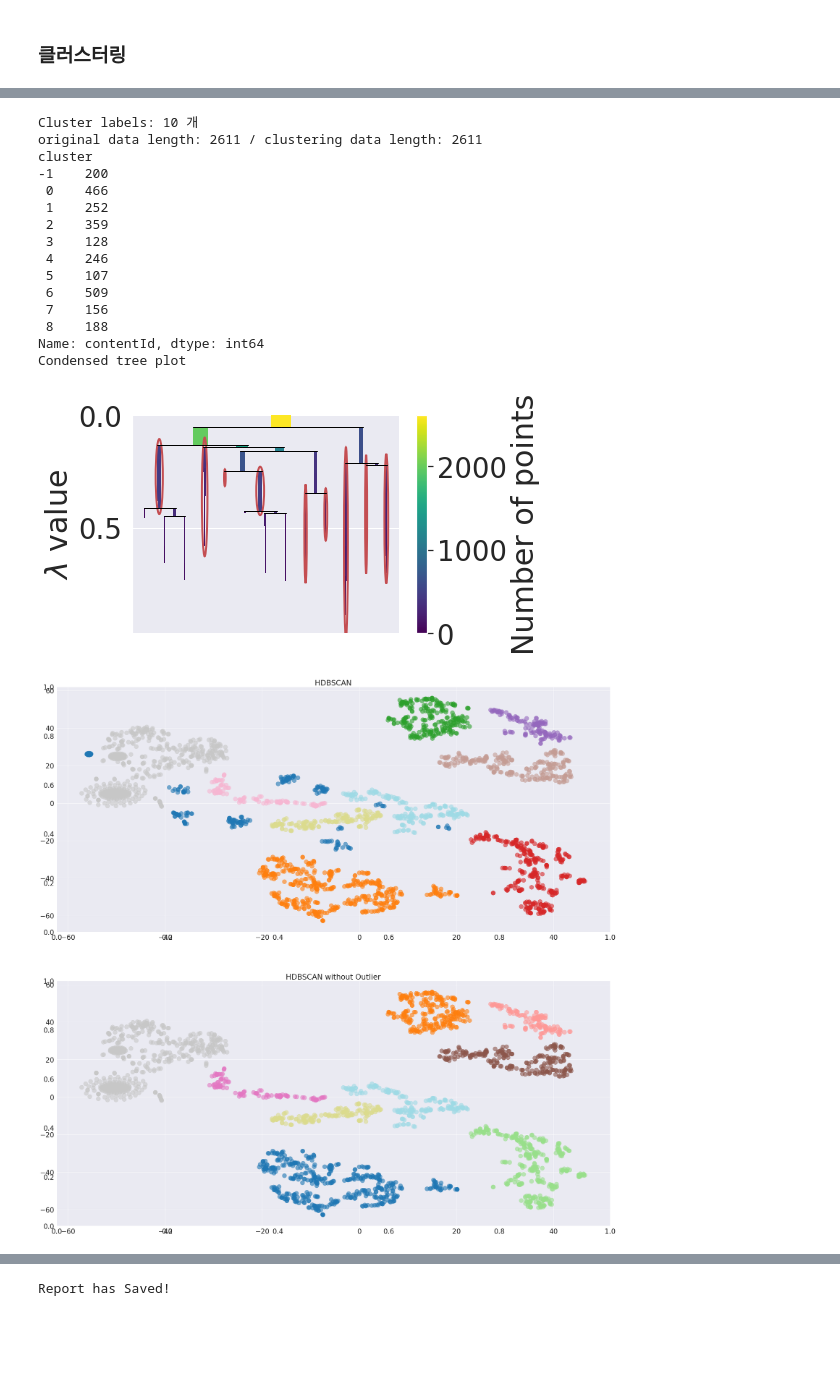
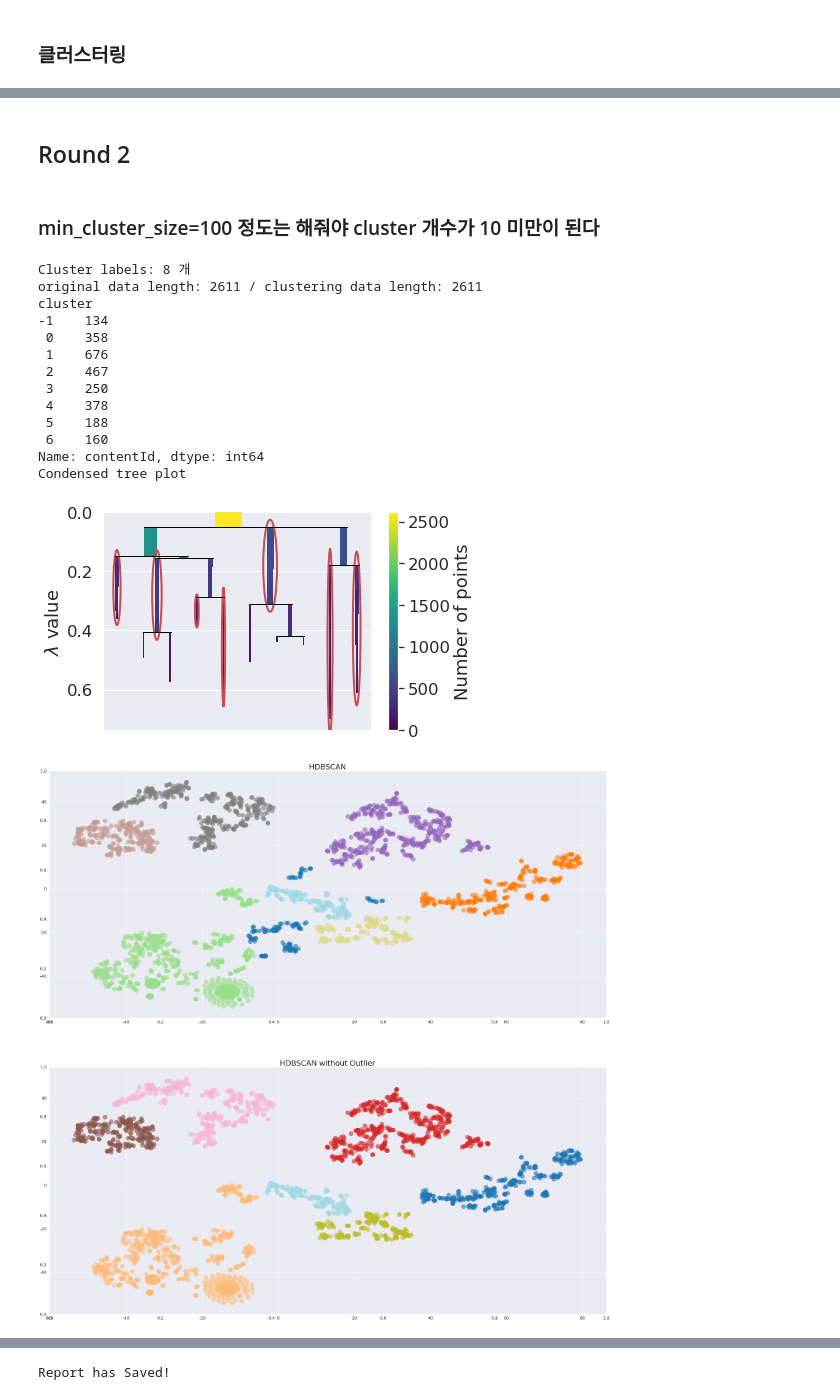
Before and after one commit to kohyunsil/Algo_camping, a Jupyter notebook: camping_modeling/clustering/camp_cluster_report_7.19.ipynb, the cells around one changed output, grey strips where cells are left out. Saved outputs shown, nothing was run; the diff lists cells and outputs as text; code cells hidden in the pictures; blank space fills up the shorter version.

```diff
--- a/camping_modeling/clustering/camp_cluster_report_7.19.ipynb
+++ b/camping_modeling/clustering/camp_cluster_report_7.19.ipynb
@@ -134,20 +136,22 @@ max    31.615464  68.405155  51.372165  73.400000  77.753608  433.000000
+# %% [markdown]
+## Round 2
+# %% [markdown]
+### min_cluster_size=100 정도는 해줘야 cluster 개수가 10 미만이 된다
 # %%
-df2 = ccl.hdbscan_clustering(min_cluster_size=100, tsne=True)
+df2 = ccl.hdbscan_clustering(min_cluster_size=150, tsne=True)
 # %% [output]
-Cluster labels: 10 개
+Cluster labels: 8 개
 original data length: 2611 / clustering data length: 2611
 cluster
--1    200
- 0    466
- 1    252
- 2    359
- 3    128
- 4    246
- 5    107
- 6    509
- 7    156
- 8    188
+-1    134
+ 0    358
+ 1    676
+ 2    467
+ 3    250
+ 4    378
+ 5    188
+ 6    160
 Name: contentId, dtype: int64
 Condensed tree plot
-[figure, old version]
+[figure, new version]
-[figure, old version]
+[figure, new version]
```
Also changed, not shown: parts of 17 cells of this notebook.
